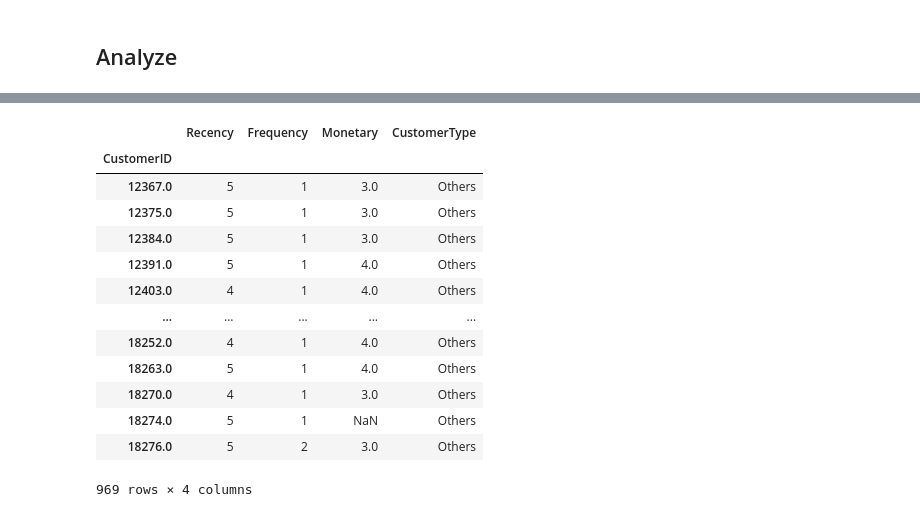
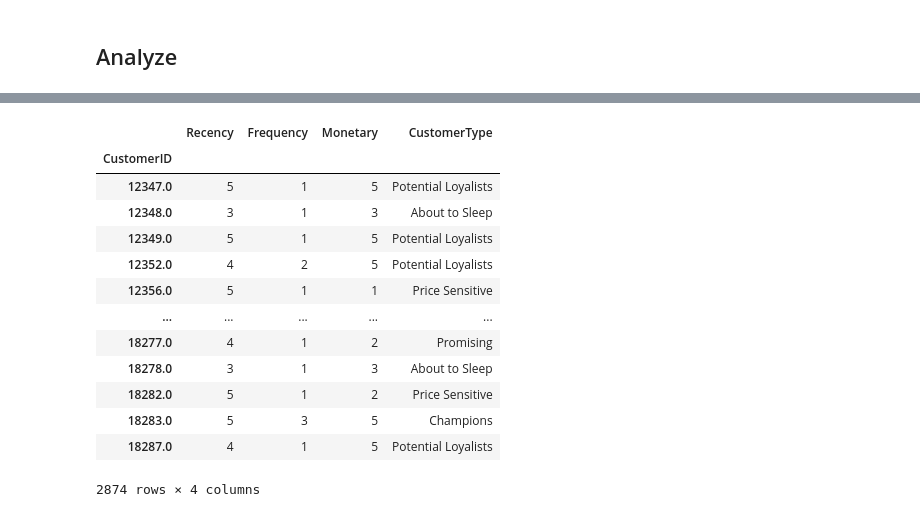
Before and after one commit to veryloooong/hust-project-1, a Jupyter notebook: recommender.ipynb, the cells around one changed output, grey strips where cells are left out. Cells and saved outputs as stored; diff of their text form; code cells hidden in the pictures.

```diff
--- a/recommender.ipynb
+++ b/recommender.ipynb
@@ -66,29 +72,0 @@ rfm_table = pd.read_csv('rfm_table.csv', index_col='CustomerID')
-# %%
-def classify_customer(row):
-  fm_score = (row['Frequency'] + row['Monetary']) // 2
-  r_score = int(row['Recency'])
-  if r_score <= 2 and fm_score <= 2:
-    return 'Lost'
-  if r_score == 3 and fm_score <= 2:
-    return 'About to Sleep'
-  if r_score == 4 and fm_score <= 1:
-    return 'Promising'
-  if r_score >= 5 and fm_score <= 1:
-    return 'Price Sensitive'
-  if r_score <= 2 and 2 < fm_score <= 4:
-    return 'Hibernating'
-  if r_score == 3 and fm_score == 3:
-    return 'Need Attention'
-  if r_score >= 4 and fm_score == 3:
-    return 'Potential Loyalists'
-  if r_score <= 2 and fm_score >= 5:
-    return 'Can\'t Lose Them'
-  if 3 <= r_score <= 4 and fm_score >= 4:
-    return 'Loyal Customers'
-  if r_score >= 5 and fm_score >= 4:
-    return 'Champions'
-  return 'Others'
-
-rfm_table['CustomerType'] = rfm_table.apply(classify_customer, axis=1)
-
-rfm_table
@@ -110,19 +73,32 @@ rfm_table
-# %%
-# filter where others
-rfm_table[rfm_table['CustomerType'] == 'Others']
-# %% [output]
-|  | Recency | Frequency | Monetary | CustomerType |
-| CustomerID |  |  |  |  |
-| 12367.0 | 5 | 1 | 3.0 | Others |
-| 12375.0 | 5 | 1 | 3.0 | Others |
-| 12384.0 | 5 | 1 | 3.0 | Others |
-| 12391.0 | 5 | 1 | 4.0 | Others |
-| 12403.0 | 4 | 1 | 4.0 | Others |
-| ... | ... | ... | ... | ... |
-| 18252.0 | 4 | 1 | 4.0 | Others |
-| 18263.0 | 5 | 1 | 4.0 | Others |
-| 18270.0 | 4 | 1 | 3.0 | Others |
-| 18274.0 | 5 | 1 | NaN | Others |
-| 18276.0 | 5 | 2 | 3.0 | Others |
-969 rows × 4 columns
+# %%
+def classify_customer(row):
+  fm_score = (row['Frequency'] + row['Monetary']) // 2
+  r_score = int(row['Recency'])
+  labelling_grid = [
+    ['Lost', 'Lost', 'About to Sleep', 'Promising', 'Price Sensitive'],
+    ['Lost', 'Lost', 'About to Sleep', 'Recent Users', 'Recent Users'],
+    ['Hibernating', 'Hibernating', 'Need Attention', 'Potential Loyalists', 'Potential Loyalists'],
+    ['Hibernating', 'Hibernating', 'Loyal Customer', 'Loyal Customer', 'Champions'],
+    ["Can't Lose Them", "Can't Lose Them", 'Loyal Customer', 'Loyal Customer', 'Champions']
+  ]
+  return labelling_grid[fm_score - 1][r_score - 1]
+
+rfm_table['CustomerType'] = rfm_table.apply(classify_customer, axis=1)
+
+rfm_table
+# %% [output]
+|  | Recency | Frequency | Monetary | CustomerType |
+| CustomerID |  |  |  |  |
+| 12347.0 | 5 | 1 | 5 | Potential Loyalists |
+| 12348.0 | 3 | 1 | 3 | About to Sleep |
+| 12349.0 | 5 | 1 | 5 | Potential Loyalists |
+| 12352.0 | 4 | 2 | 5 | Potential Loyalists |
+| 12356.0 | 5 | 1 | 1 | Price Sensitive |
+| ... | ... | ... | ... | ... |
+| 18277.0 | 4 | 1 | 2 | Promising |
+| 18278.0 | 3 | 1 | 3 | About to Sleep |
+| 18282.0 | 5 | 1 | 2 | Price Sensitive |
+| 18283.0 | 5 | 3 | 5 | Champions |
+| 18287.0 | 4 | 1 | 5 | Potential Loyalists |
+2874 rows × 4 columns
 # %%
```
Also changed, not shown: parts of 10 cells of this notebook, 4 other files.
